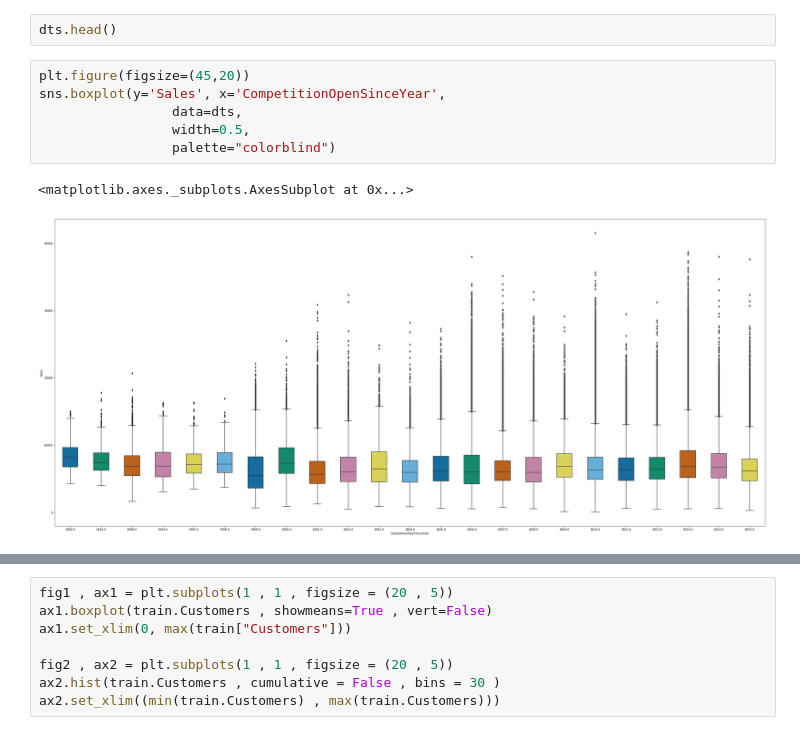
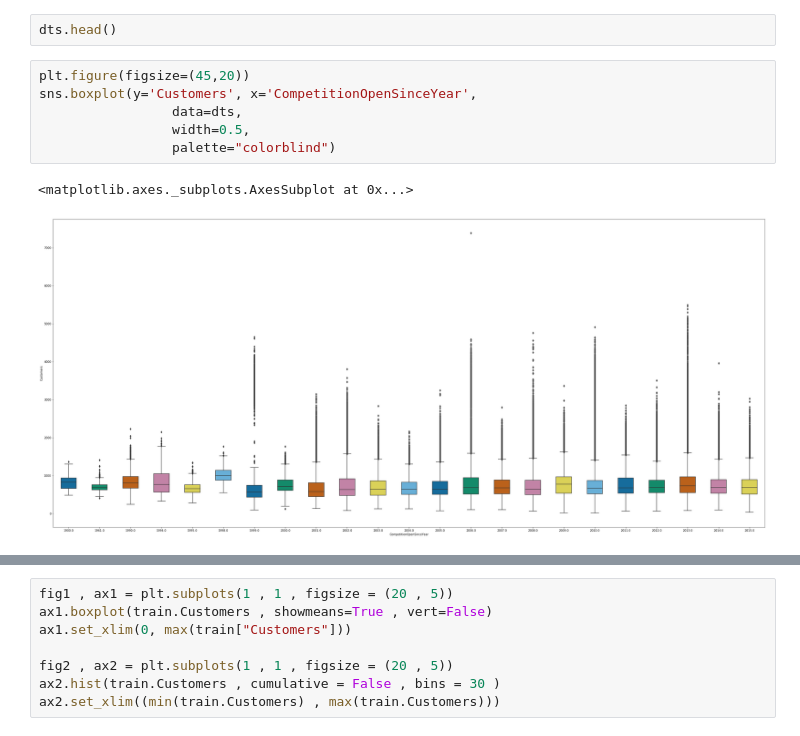
Before and after one commit to yasserbekkali/projetBD, a Jupyter notebook: Projet_WaveStone.ipynb, the cells around one changed output, grey strips where cells are left out. Drawn from its saved outputs; the diff is of its cells as text.

Commit message:
plus de boxplot

```diff
--- a/Projet_WaveStone.ipynb
+++ b/Projet_WaveStone.ipynb
@@ -272,10 +272,10 @@ dts['StateHoliday'][dts['StateHoliday']==0] = 'z'
 dts.head()
 # %%
 plt.figure(figsize=(45,20))
-sns.boxplot(y='Sales', x='CompetitionOpenSinceYear',
+sns.boxplot(y='Customers', x='CompetitionOpenSinceYear',
                  data=dts,
                  width=0.5,
                  palette="colorblind")
 # %% [output]
 <matplotlib.axes._subplots.AxesSubplot at 0x...>
-[figure, old version]
+[figure, new version]
```
Also changed, not shown: parts of 1 cell of this notebook.
